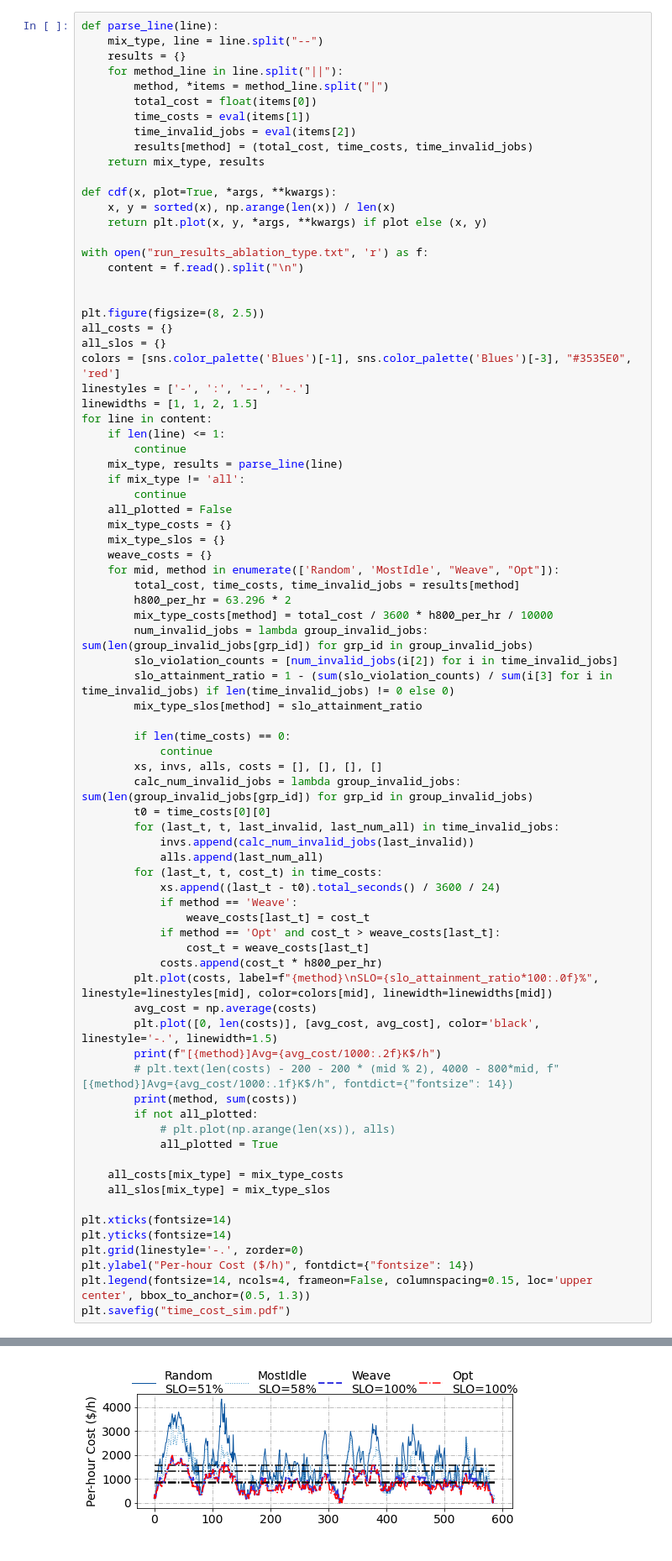
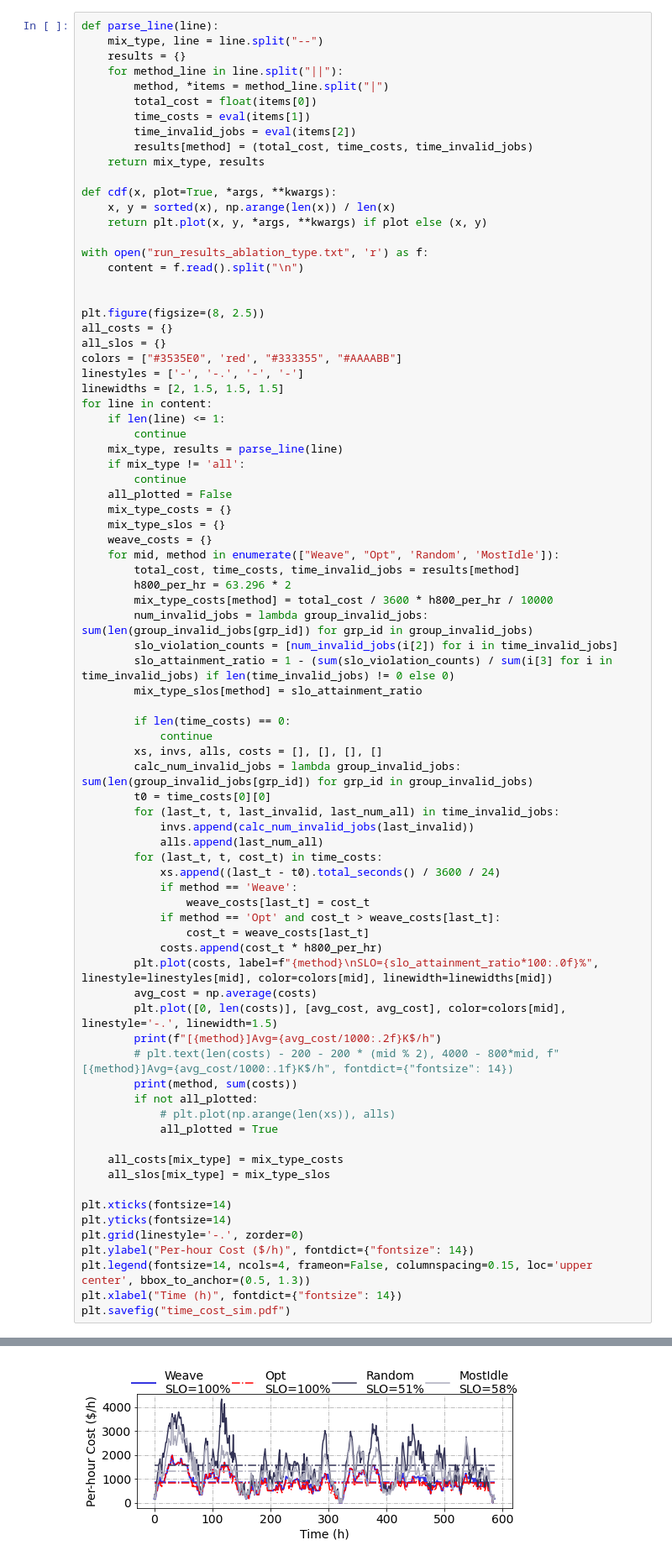
Before and after one commit to wutianyuan1/ROLL, a Jupyter notebook: global_scheduler/parse.ipynb, the cells around one changed output, grey strips where cells are left out. Shown: that part at 84% size. Saved outputs shown, nothing was run; the diff lists cells and outputs as text.

```diff
--- a/global_scheduler/parse.ipynb
+++ b/global_scheduler/parse.ipynb
@@ -235,9 +235,9 @@ with open("run_results_ablation_type.txt", 'r') as f:
 plt.figure(figsize=(8, 2.5))
 all_costs = {}
 all_slos = {}
-colors = [sns.color_palette('Blues')[-1], sns.color_palette('Blues')[-3], "#3535E0", 'red']
-linestyles = ['-', ':', '--', '-.']
-linewidths = [1, 1, 2, 1.5]
+colors = ["#3535E0", 'red', "#333355", "#AAAABB"]
+linestyles = ['-', '-.', '-', '-']
+linewidths = [2, 1.5, 1.5, 1.5]
 for line in content:
     if len(line) <= 1:
         continue
@@ -248,7 +248,7 @@ for line in content:
     mix_type_costs = {}
     mix_type_slos = {}
     weave_costs = {}
-    for mid, method in enumerate(['Random', 'MostIdle', "Weave", "Opt"]):
+    for mid, method in enumerate(["Weave", "Opt", 'Random', 'MostIdle']):
         total_cost, time_costs, time_invalid_jobs = results[method]
         h800_per_hr = 63.296 * 2
         mix_type_costs[method] = total_cost / 3600 * h800_per_hr / 10000
@@ -274,7 +274,7 @@ for line in content:
             costs.append(cost_t * h800_per_hr)
         plt.plot(costs, label=f"{method}\nSLO={slo_attainment_ratio*100:.0f}%", linestyle=linestyles[mid], color=colors[mid], linewidth=linewidths[mid])
         avg_cost = np.average(costs)
-        plt.plot([0, len(costs)], [avg_cost, avg_cost], color='black', linestyle='-.', linewidth=1.5)
+        plt.plot([0, len(costs)], [avg_cost, avg_cost], color=colors[mid], linestyle='-.', linewidth=1.5)
         print(f"[{method}]Avg={avg_cost/1000:.2f}K$/h")
         # plt.text(len(costs) - 200 - 200 * (mid % 2), 4000 - 800*mid, f"[{method}]Avg={avg_cost/1000:.1f}K$/h", fontdict={"fontsize": 14})
         print(method, sum(costs))
@@ -290,5 +290,6 @@ plt.yticks(fontsize=14)
 plt.grid(linestyle='-.', zorder=0)
 plt.ylabel("Per-hour Cost ($/h)", fontdict={"fontsize": 14})
 plt.legend(fontsize=14, ncols=4, frameon=False, columnspacing=0.15, loc='upper center', bbox_to_anchor=(0.5, 1.3))
+plt.xlabel("Time (h)", fontdict={"fontsize": 14})
 plt.savefig("time_cost_sim.pdf")
 # %% [output]
@@ -303 +304 @@ Opt 481133.9946666652
-[figure, old version]
+[figure, new version]
```
Also changed, not shown: parts of 2 cells of this notebook, 6 other files.
